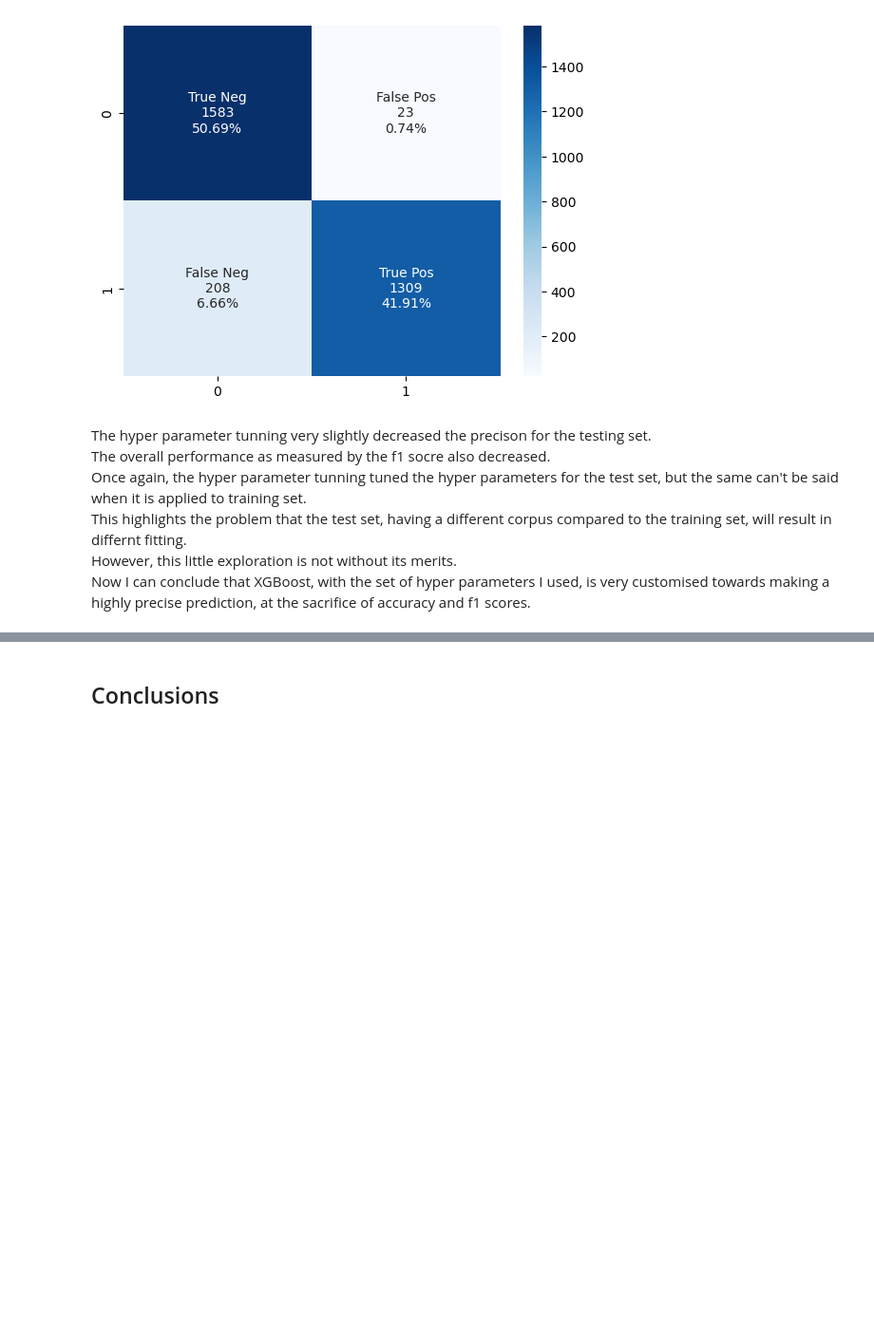
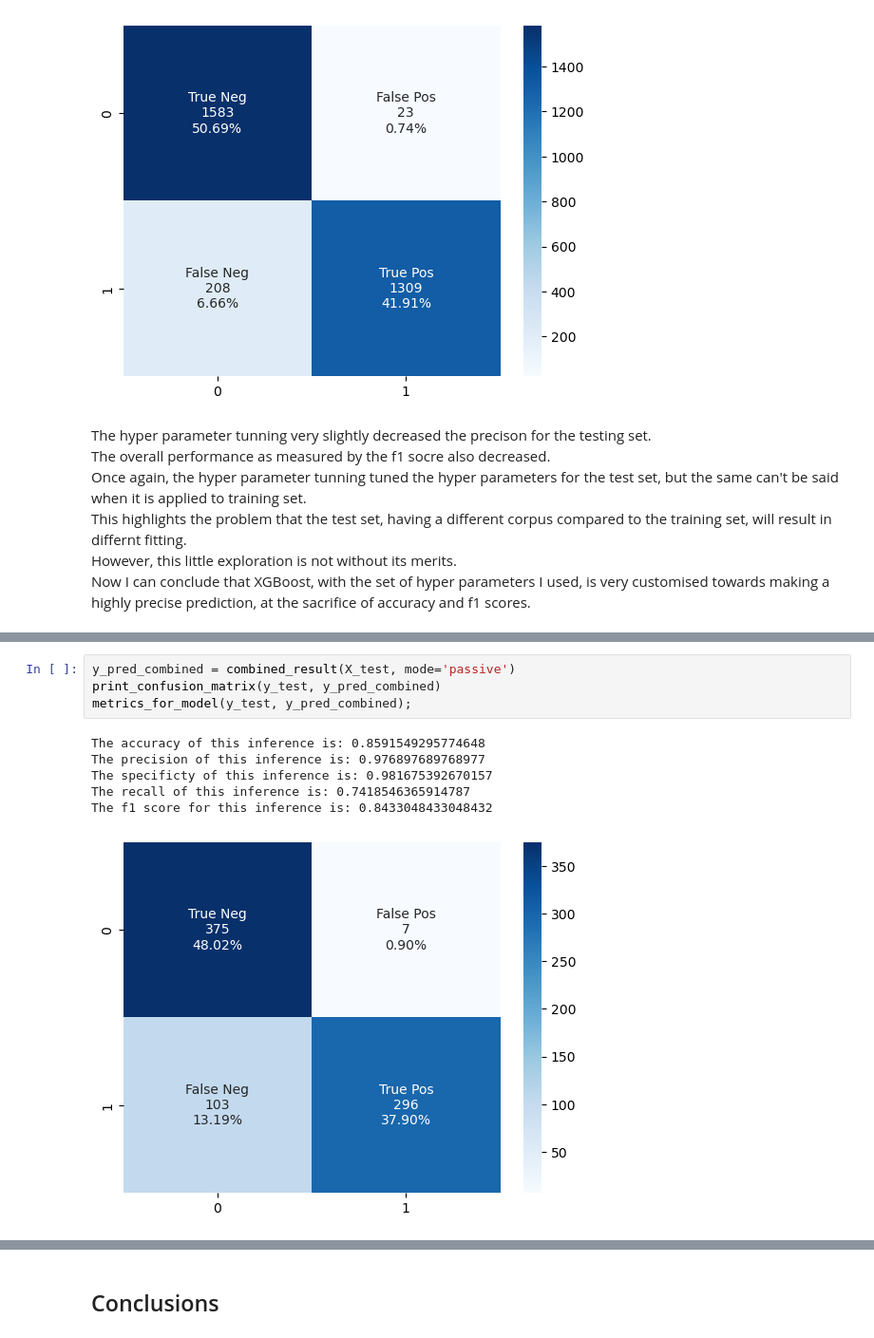
Before and after one commit to Luke-zm/DSI_Proj, a Jupyter notebook: project_3/code/modelling.ipynb, the cells around one changed output, grey strips where cells are left out. Shown at 95% size. Saved outputs shown, nothing was run; the diff lists cells and outputs as text; blank space fills up the shorter version.

```diff
--- a/project_3/code/modelling.ipynb
+++ b/project_3/code/modelling.ipynb
@@ -959,0 +1020,11 @@ Now I can conclude that XGBoost, with the set of hyper parameters I used, is ver
+# %%
+y_pred_combined = combined_result(X_test, mode='passive')
+print_confusion_matrix(y_test, y_pred_combined)
+metrics_for_model(y_test, y_pred_combined);
+# %% [output]
+The accuracy of this inference is: 0.8591549295774648
+The precision of this inference is: 0.976897689768977
+The specificty of this inference is: 0.981675392670157
+The recall of this inference is: 0.7418546365914787
+The f1 score for this inference is: 0.8433048433048432
+[figure, added]
```
Also changed, not shown: parts of 30 cells of this notebook, 8 other files.
